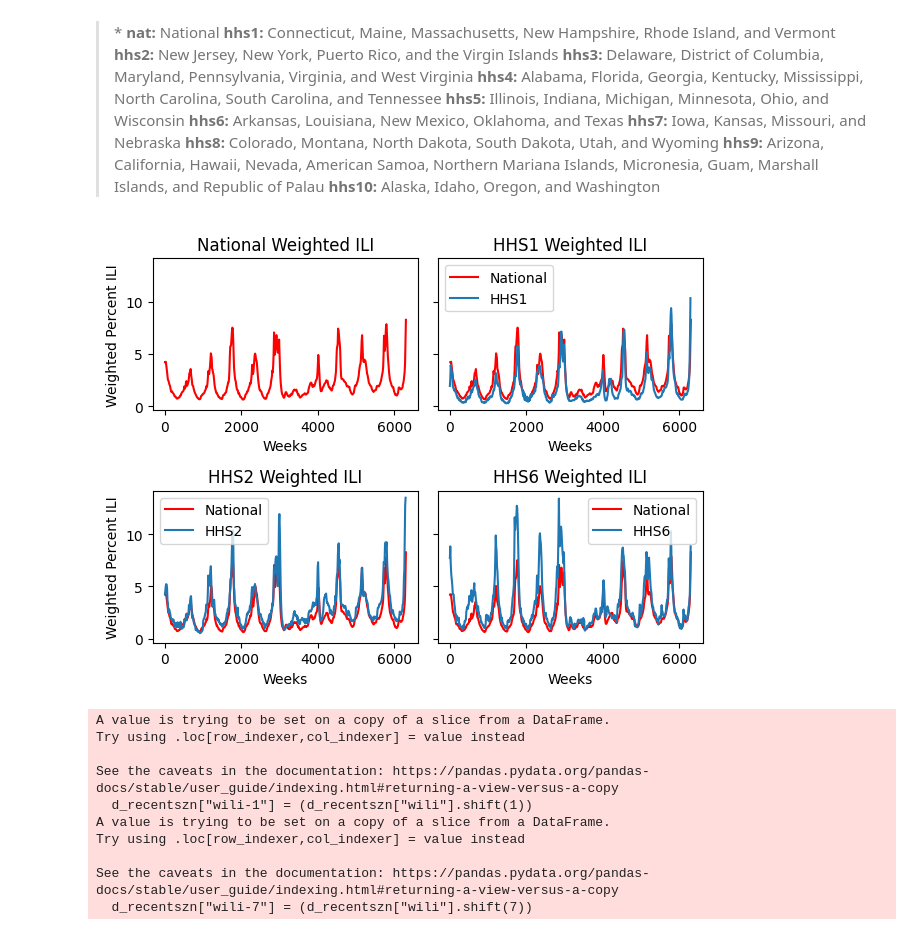
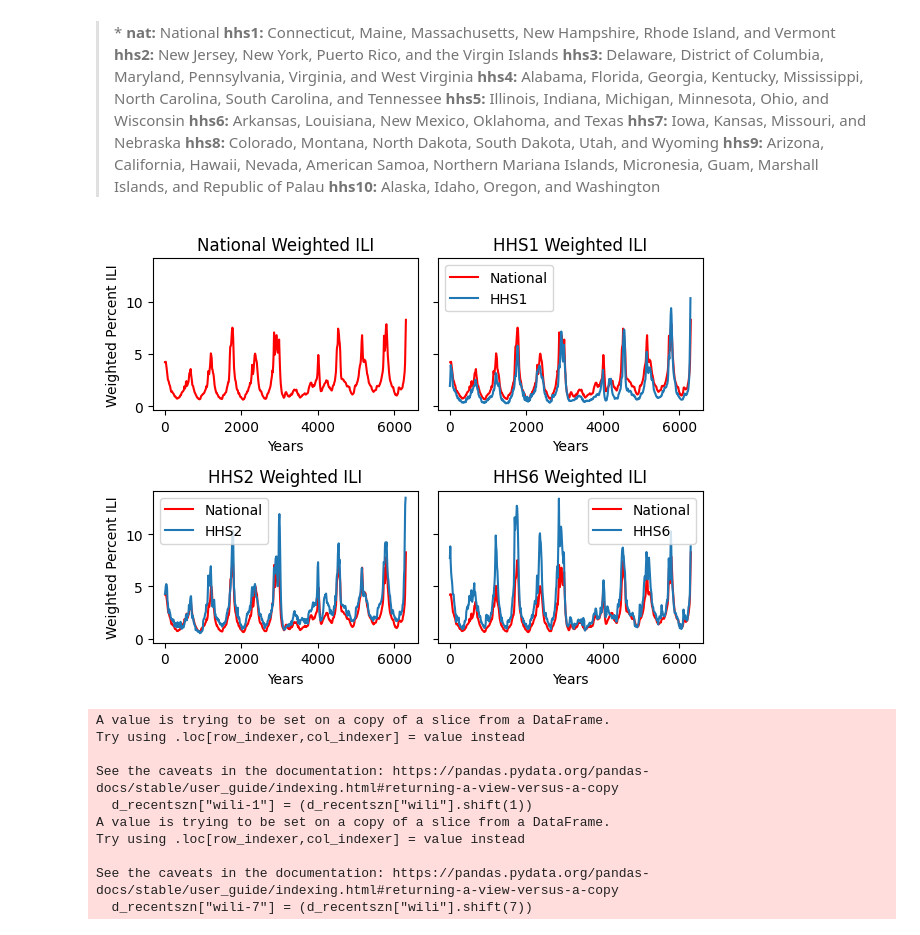
Before and after one commit to computationalUncertaintyLab/TSID, a Jupyter notebook: ch1.ipynb, the cells around one changed output. Saved outputs shown, nothing was run; the diff lists cells and outputs as text; code cells hidden in the pictures.

```diff
--- a/ch1.ipynb
+++ b/ch1.ipynb
@@ -153,40 +153,38 @@ d_hhs6 = d.loc[ d.region == "hhs6" ]
 
 
 axs[0,0].plot(d_nat["wili"], color = "Red")           #<--This does
 axs[0,0].set_title("National Weighted ILI")
-axs[0,0].set_xlabel("Weeks")
+axs[0,0].set_xlabel("Years")
 axs[0,0].set_ylabel("Weighted Percent ILI")
 
 axs[0,1].plot(d_nat["wili"], color = "Red", label ="National")
 axs[0,1].plot(d_hhs1["wili"],label = "HHS1")
 axs[0,1].set_title("HHS1 Weighted ILI")
-axs[0,1].set_xlabel("Weeks")
+axs[0,1].set_xlabel("Years")
 axs[0,1].legend()
 
 axs[1,0].plot(d_nat["wili"], color = "Red", label ="National")
 axs[1,0].plot(d_hhs2["wili"],label = "HHS2")
 axs[1,0].set_title("HHS2 Weighted ILI")
-axs[1,0].set_xlabel("Weeks")
+axs[1,0].set_xlabel("Years")
 axs[1,0].set_ylabel("Weighted Percent ILI")
 axs[1,0].legend()
 
 axs[1,1].plot(d_nat["wili"],color = "Red",label ="National")
 axs[1,1].plot(d_hhs6["wili"],label = "HHS6")
 axs[1,1].set_title("HHS6 Weighted ILI")
-axs[1,1].set_xlabel("Weeks")
+axs[1,1].set_xlabel("Years")
 axs[1,1].legend()
 
 plt.tight_layout()
 plt.show()
 
 
-
-
 # plot time series for two state
 #x is weeks
 #y is percent ili (column_name = wILI)
 # %% [output]
-[figure, old version]
+[figure, new version]
 # %%
 d = pd.read_csv("./data/ili_data.csv")
 fig, axs = plt.subplots (2,1)
```
